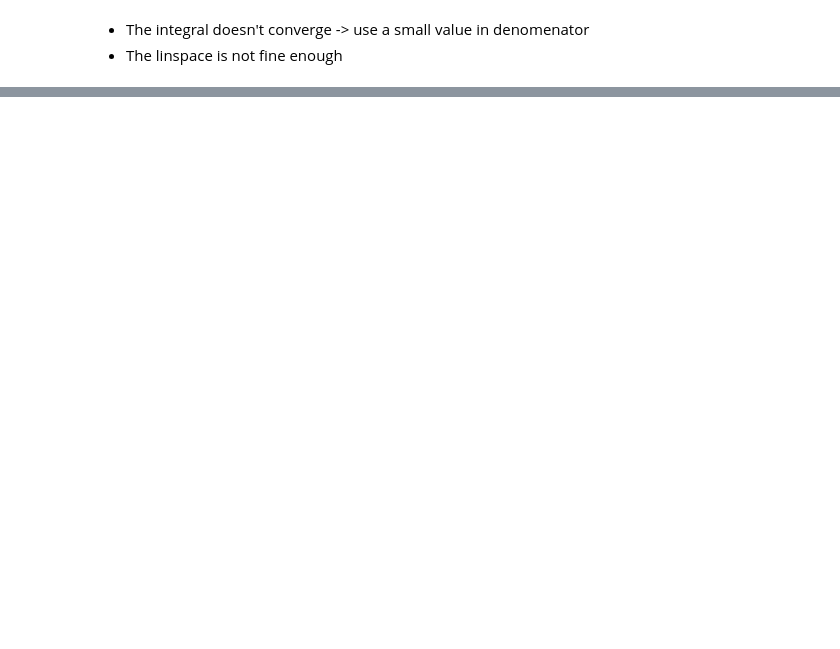
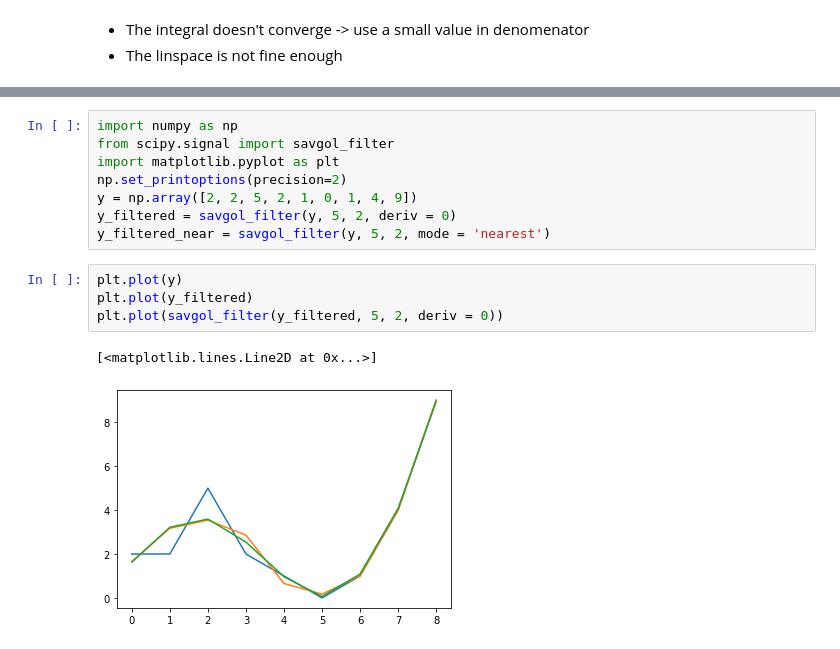
Before and after one commit to JerryLiuMY/OPMD, a Jupyter notebook: src/Test.ipynb, the cells around one changed output, grey strips where cells are left out. Drawn from its saved outputs; the diff is of its cells as text; blank space fills up the shorter version.

```diff
--- a/src/Test.ipynb
+++ b/src/Test.ipynb
@@ -125,0 +164,15 @@ central_wl_trials
+# %%
+import numpy as np
+from scipy.signal import savgol_filter
+import matplotlib.pyplot as plt
+np.set_printoptions(precision=2)
+y = np.array([2, 2, 5, 2, 1, 0, 1, 4, 9])
+y_filtered = savgol_filter(y, 5, 2, deriv = 0)
+y_filtered_near = savgol_filter(y, 5, 2, mode = 'nearest')
+# %%
+plt.plot(y)
+plt.plot(y_filtered)
+plt.plot(savgol_filter(y_filtered, 5, 2, deriv = 0))
+# %% [output]
+[<matplotlib.lines.Line2D at 0x...>]
+[figure, added]
```
Also changed, not shown: parts of 17 cells of this notebook, 10 other files.
